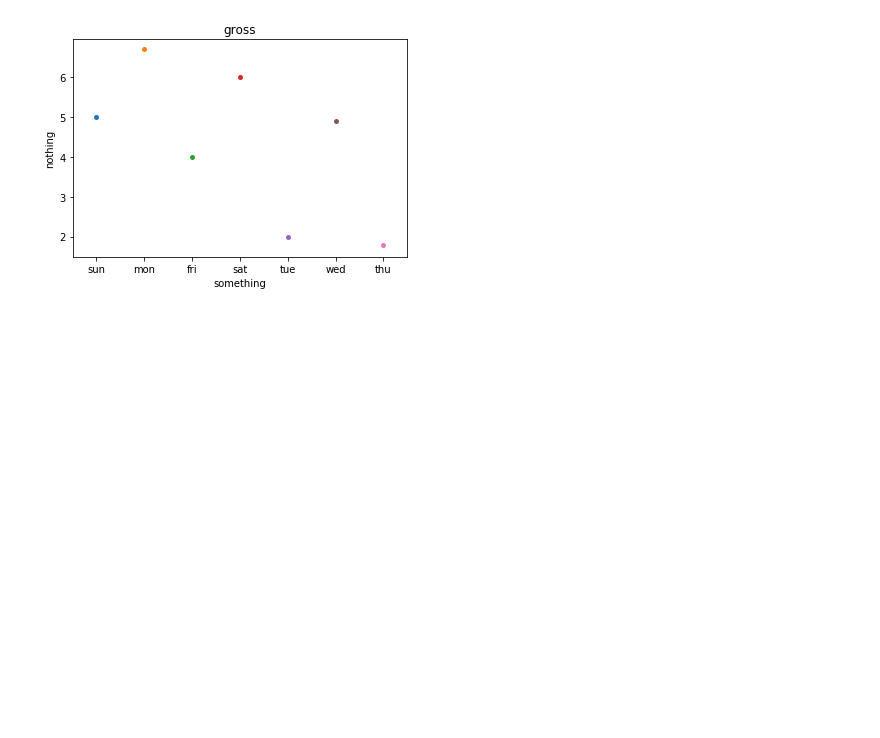
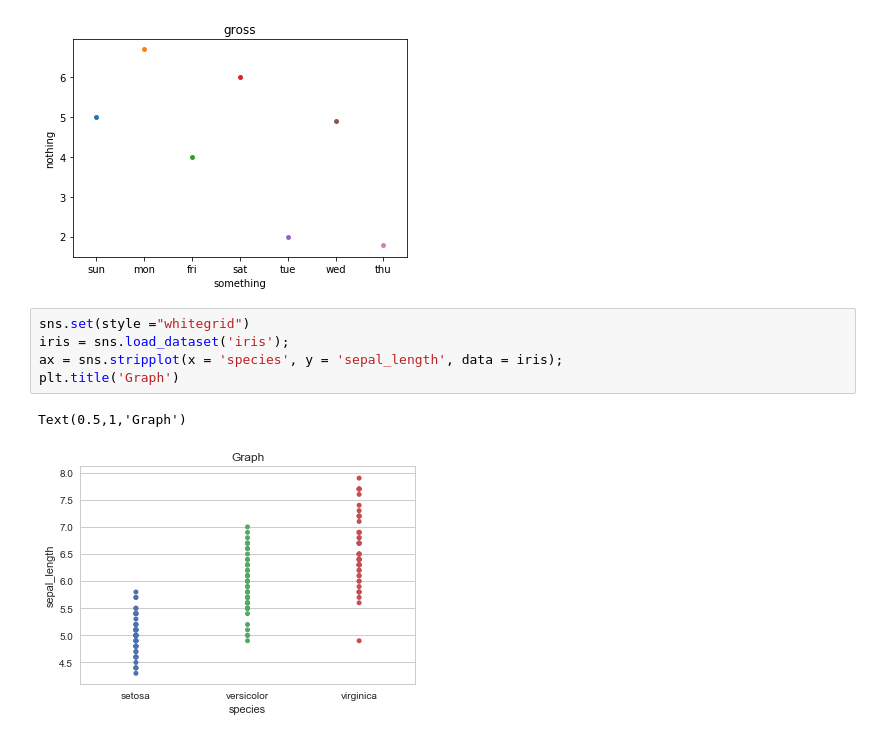
Before and after one commit to hemanjalijallipalli/python, a Jupyter notebook: seaborn practise.ipynb, the cells around one changed output. Saved outputs shown, nothing was run; the diff lists cells and outputs as text; blank space fills up the shorter version.

```diff
--- a/seaborn practise.ipynb
+++ b/seaborn practise.ipynb
@@ -30,3 +30,11 @@ plt.title('gross')
 # %% [output]
 Text(0.5,1,'gross')
 [figure]
+# %%
+sns.set(style ="whitegrid")
+iris = sns.load_dataset('iris');
+ax = sns.stripplot(x = 'species', y = 'sepal_length', data = iris);
+plt.title('Graph')
+# %% [output]
+Text(0.5,1,'Graph')
+[figure, added]
```
Also changed, not shown: parts of 2 cells of this notebook.
